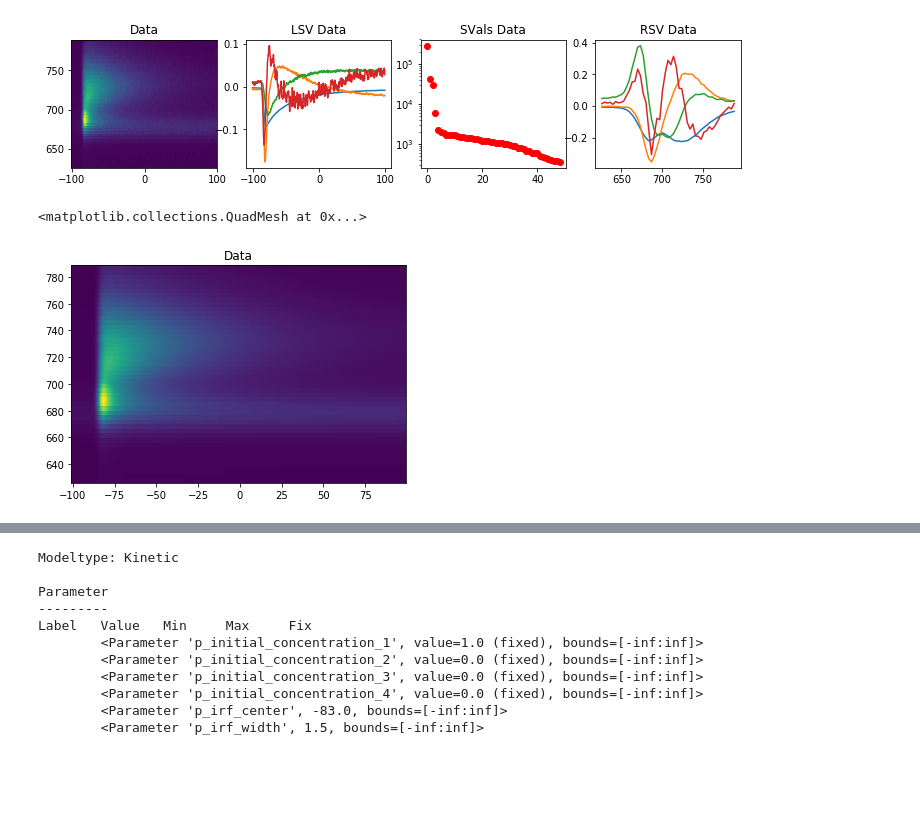
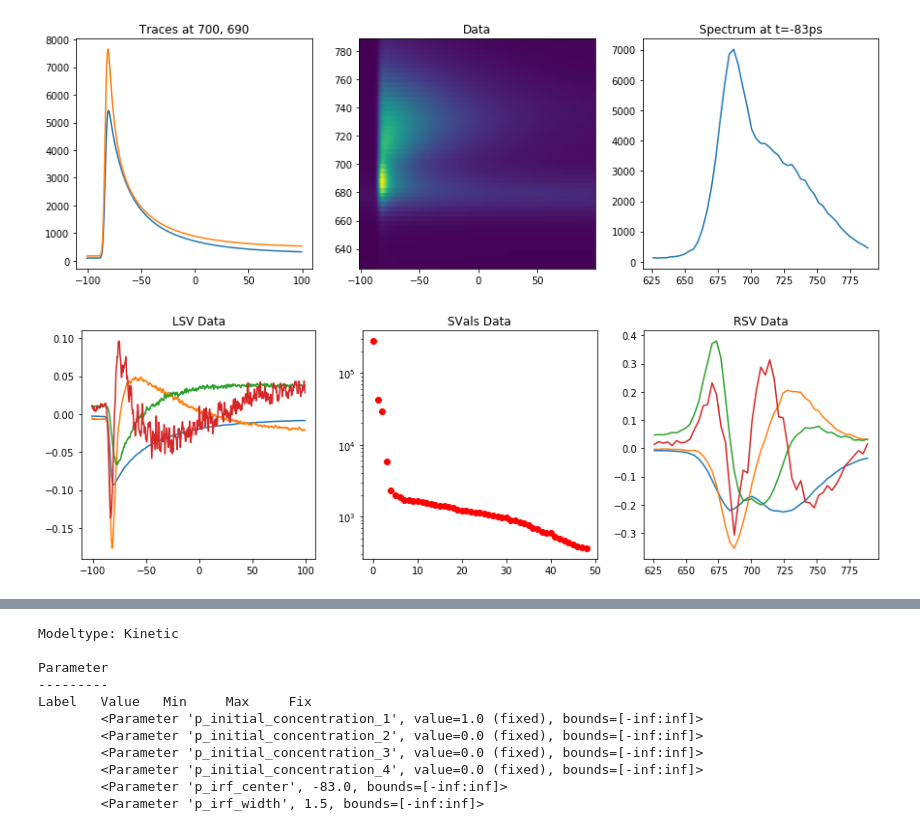
Before and after one commit to glotaran/examples, a Jupyter notebook: Streak Sequential/Streak Seqential.ipynb, the cells around one changed output, grey strips where cells are left out. Drawn from its saved outputs; the diff is of its cells as text; code cells hidden in the pictures; blank space fills up the shorter version.

Commit message:
updated plotting

```diff
--- a/Streak Sequential/Streak Seqential.ipynb
+++ b/Streak Sequential/Streak Seqential.ipynb
@@ -19,36 +19,52 @@ data = dataset.get()
 time_axis = dataset.get_time_axis()
 spectral_axis = dataset.get_spectral_axis()
 # %%
-plt.figure(figsize=(12, 8))
-plt.subplot(3, 4, 1)
+# Plot the Data
+
+plt.figure(figsize=(20, 20))
+
+# Plot some time traces
+plt.subplot(4, 4, 1)
+wl = [700, 690]
+plt.title(f'Traces at {wl[0]}, {wl[1]}')
+for w in wl:
+    i = (np.abs(spectral_axis-w)).argmin()
+    plt.plot(time_axis, data[i, :])
+
+# Full Data
+plt.subplot(4, 4, 2)
 plt.title('Data')
 plt.pcolormesh(time_axis, spectral_axis, data)
 
+# Plot the spectrum at time=-83
+time_zero = -83
+time_zero_idx = (np.abs(time_axis-time_zero)).argmin()
+plt.subplot(4, 4, 3)
+plt.title('Spectrum at t=-83ps')
+plt.plot(spectral_axis, data[:, time_zero_idx])
+
+
+plt.figure(figsize=(20, 20))
+
 lsvd, svals, rsvd = dataset.svd()
-plt.subplot(3, 4, 2)
+
+# Plot left singular vectors (LSV, times, first 4)
+plt.subplot(4, 4, 1)
 plt.title('LSV Data')
-#plt.rc('axes', prop_cycle=get_glotaran_default_colors_cycler())  # unsure why this is not working
 for i in range(4):
     plt.plot(time_axis, lsvd[:, i])
+
 # Plot singular values (SV)
-plt.subplot(3, 4, 3)
+plt.subplot(4, 4, 2)
 plt.title('SVals Data')
 plt.plot(range(max(10, min(len(time_axis), len(spectral_axis)))), svals, 'ro')
 plt.yscale('log')
-# Plot right singular vectors (RSV, wavelengths, first 3)
-plt.subplot(3, 4, 4)
+
+# Plot right singular vectors (RSV, wavelengths, first 4)
+plt.subplot(4, 4, 3)
 plt.title('RSV Data')
-#plt.rc('axes', prop_cycle=get_glotaran_default_colors_cycler())
 for i in range(4):
     plt.plot(spectral_axis, rsvd[:, i])
-
-plt.show(block=False)
 # %% [output]
-[figure, old version]
+[figure, new version]
+[figure, added]
-# %%
-plt.figure()
-plt.title('Data')
-plt.pcolormesh(time_axis, spectral_axis, data)
-# %% [output]
-<matplotlib.collections.QuadMesh at 0x...>
-[figure, removed]
```
Also changed, not shown: parts of 4 cells of this notebook, 1 other file.
